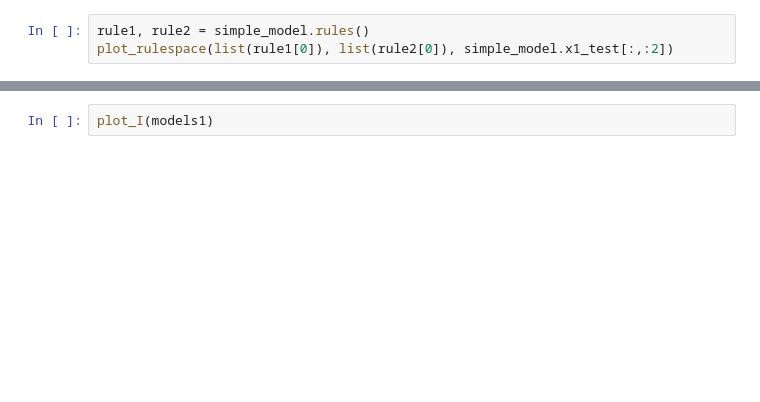
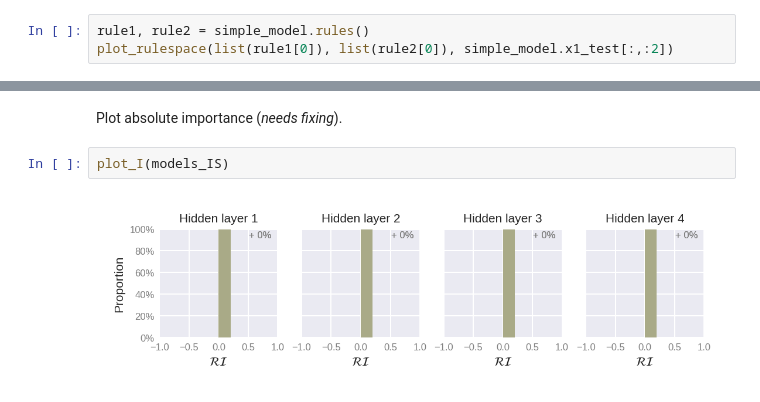
Before and after one commit to LukeHollingsworth/ModNet, a Jupyter notebook: SoftTaskSpace/SoftTaskSpace.ipynb, the cells around one changed output, grey strips where cells are left out. Saved outputs shown, nothing was run; the diff lists cells and outputs as text; blank space fills up the shorter version.

```diff
--- a/SoftTaskSpace/SoftTaskSpace.ipynb
+++ b/SoftTaskSpace/SoftTaskSpace.ipynb
@@ -37,2 +68,6 @@ theta_variation(model_class='simple_network')
+# %% [markdown]
+Plot absolute importance (*needs fixing*).
 # %%
-plot_I(models1)
+plot_I(models_IS)
+# %% [output]
+[figure, added]
```
Also changed, not shown: parts of 13 cells of this notebook, 27 other files.
